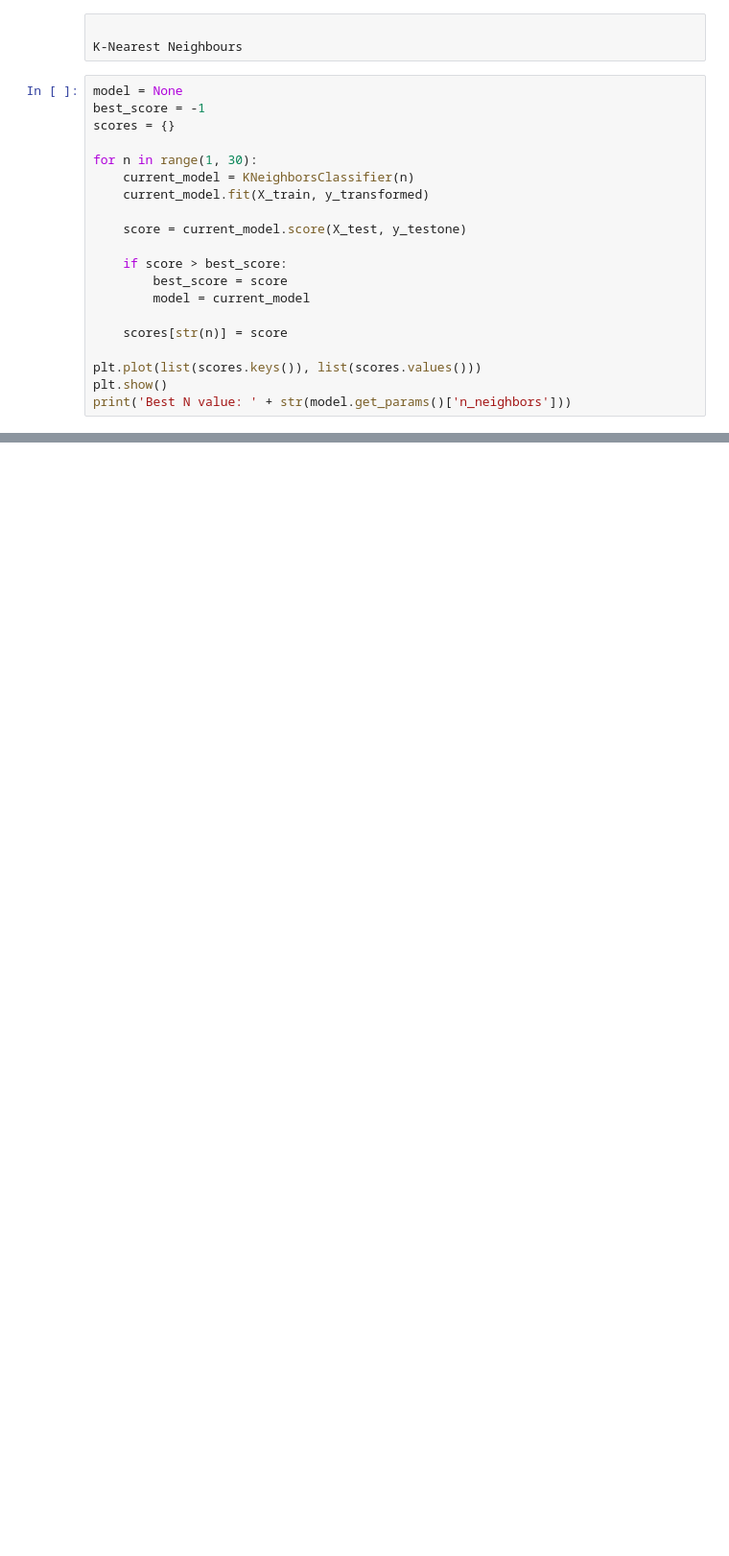
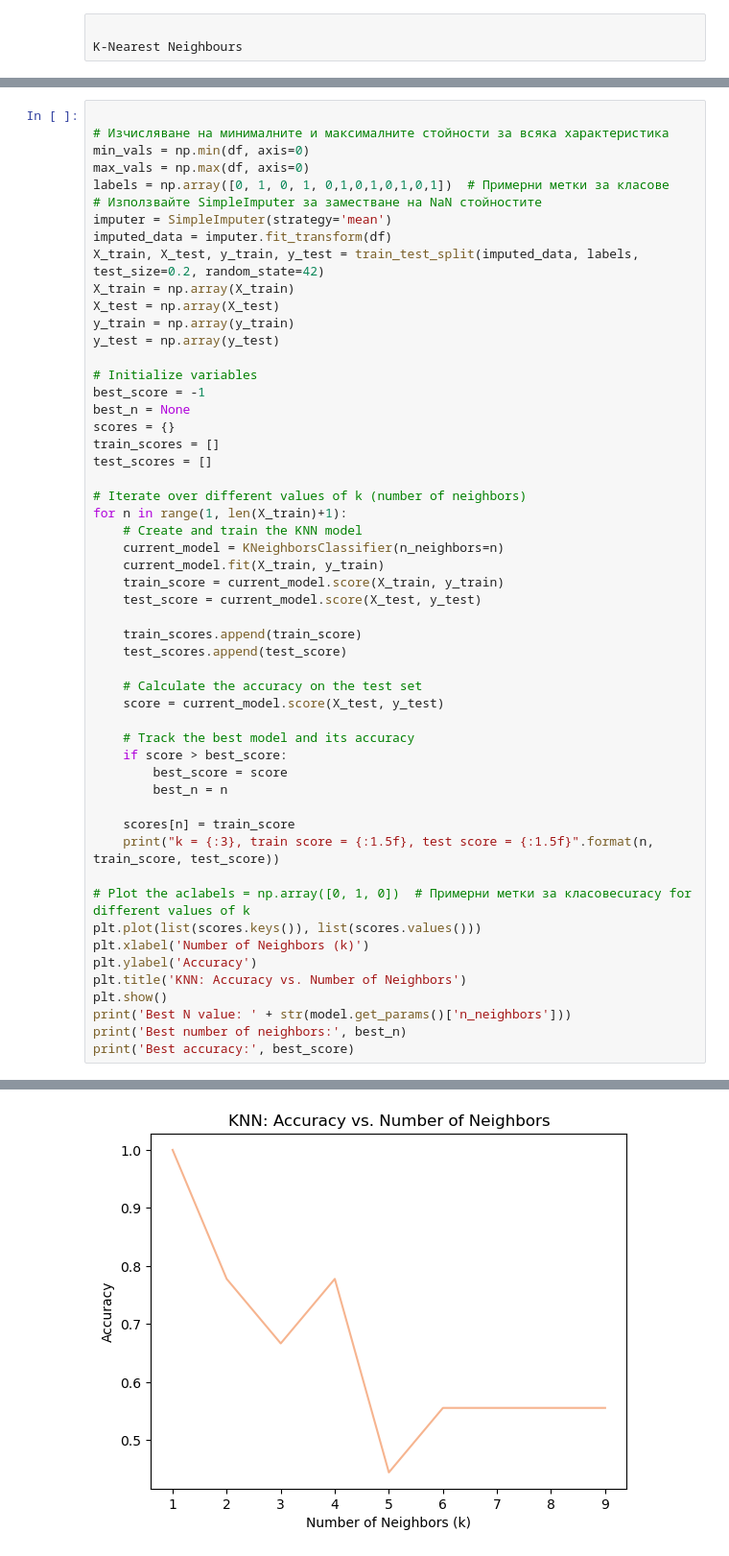
Before and after one commit to Galya777/GameEngineClassification, a Jupyter notebook: GameEngineClassification.ipynb, the cells around one changed output, grey strips where cells are left out. Shown at 96% size. Drawn from its saved outputs; the diff is of its cells as text; blank space fills up the shorter version.

```diff
--- a/GameEngineClassification.ipynb
+++ b/GameEngineClassification.ipynb
@@ -444,23 +444,3 @@ ValueError: Number of classes, 7, does not match size of target_names, 2. Try sp
 # %% [raw]
 
 K-Nearest Neighbours
-# %%
-model = None
-best_score = -1
-scores = {}
-
-for n in range(1, 30):
-    current_model = KNeighborsClassifier(n)
-    current_model.fit(X_train, y_transformed)
-
-    score = current_model.score(X_test, y_testone)
-
-    if score > best_score:
-        best_score = score
-        model = current_model
-
-    scores[str(n)] = score
-
-plt.plot(list(scores.keys()), list(scores.values()))
-plt.show()
-print('Best N value: ' + str(model.get_params()['n_neighbors']))
@@ -474,0 +447,54 @@ ValueError: Number of classes, 8, does not match size of target_names, 2. Try sp
+# %%
+
+# Изчисляване на минималните и максималните стойности за всяка характеристика
+min_vals = np.min(df, axis=0)
+max_vals = np.max(df, axis=0)
+labels = np.array([0, 1, 0, 1, 0,1,0,1,0,1,0,1])  # Примерни метки за класове
+# Използвайте SimpleImputer за заместване на NaN стойностите
+imputer = SimpleImputer(strategy='mean')
+imputed_data = imputer.fit_transform(df)
+X_train, X_test, y_train, y_test = train_test_split(imputed_data, labels, test_size=0.2, random_state=42)
+X_train = np.array(X_train)
+X_test = np.array(X_test)
+y_train = np.array(y_train)
+y_test = np.array(y_test)
+
+# Initialize variables
+best_score = -1
+best_n = None
+scores = {}
+train_scores = []
+test_scores = []
+
+# Iterate over different values of k (number of neighbors)
+for n in range(1, len(X_train)+1):
+    # Create and train the KNN model
+    current_model = KNeighborsClassifier(n_neighbors=n)
+    current_model.fit(X_train, y_train)
+    train_score = current_model.score(X_train, y_train)
+    test_score = current_model.score(X_test, y_test)
+
+    train_scores.append(train_score)
+    test_scores.append(test_score)
+
+    # Calculate the accuracy on the test set
+    score = current_model.score(X_test, y_test)
+
+    # Track the best model and its accuracy
+    if score > best_score:
+        best_score = score
+        best_n = n
+
+    scores[n] = train_score
+    print("k = {:3}, train score = {:1.5f}, test score = {:1.5f}".format(n, train_score, test_score))
+
+# Plot the aclabels = np.array([0, 1, 0])  # Примерни метки за класовеcuracy for different values of k
+plt.plot(list(scores.keys()), list(scores.values()))
+plt.xlabel('Number of Neighbors (k)')
+plt.ylabel('Accuracy')
+plt.title('KNN: Accuracy vs. Number of Neighbors')
+plt.show()
+print('Best N value: ' + str(model.get_params()['n_neighbors']))
+print('Best number of neighbors:', best_n)
+print('Best accuracy:', best_score)
+# %% [output]
@@ -474,0 +510 @@ ValueError: Number of classes, 8, does not match size of target_names, 2. Try sp
+[figure, added]
```
Also changed, not shown: parts of 20 cells of this notebook.
